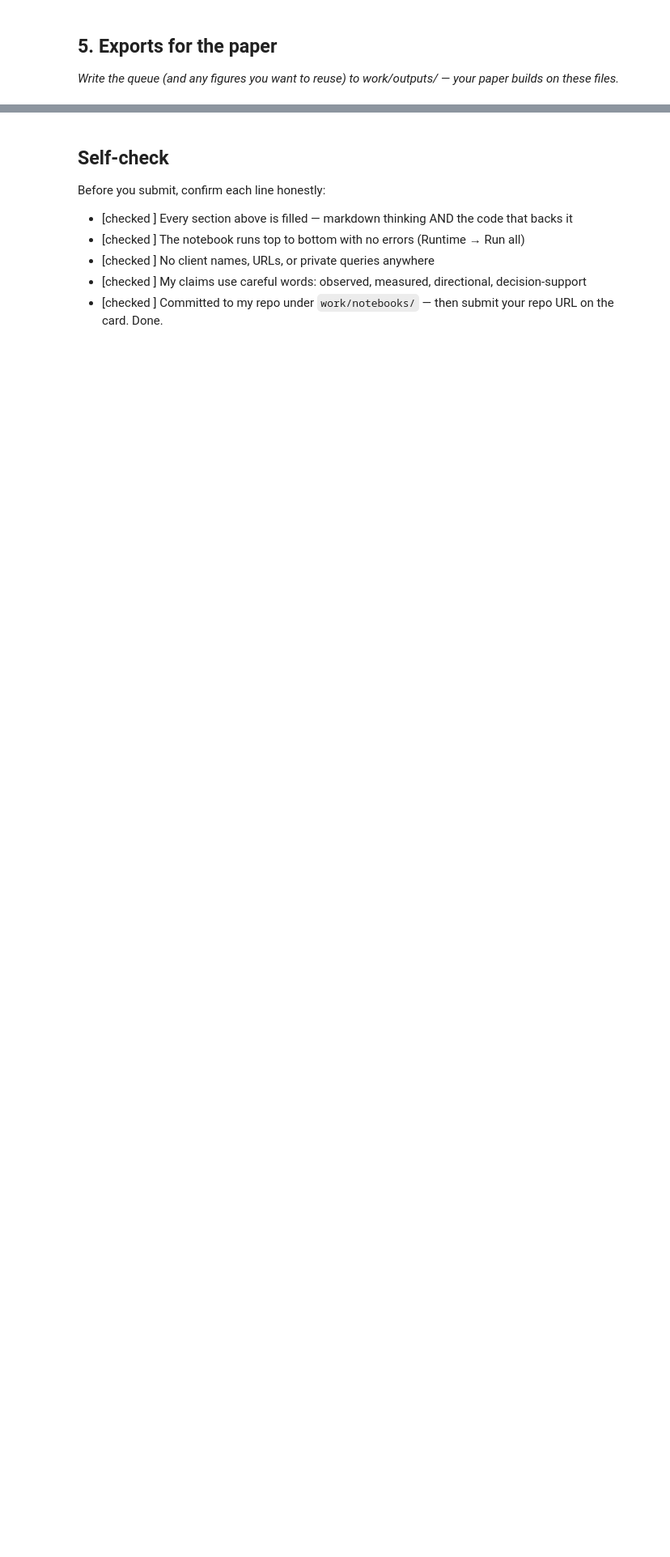
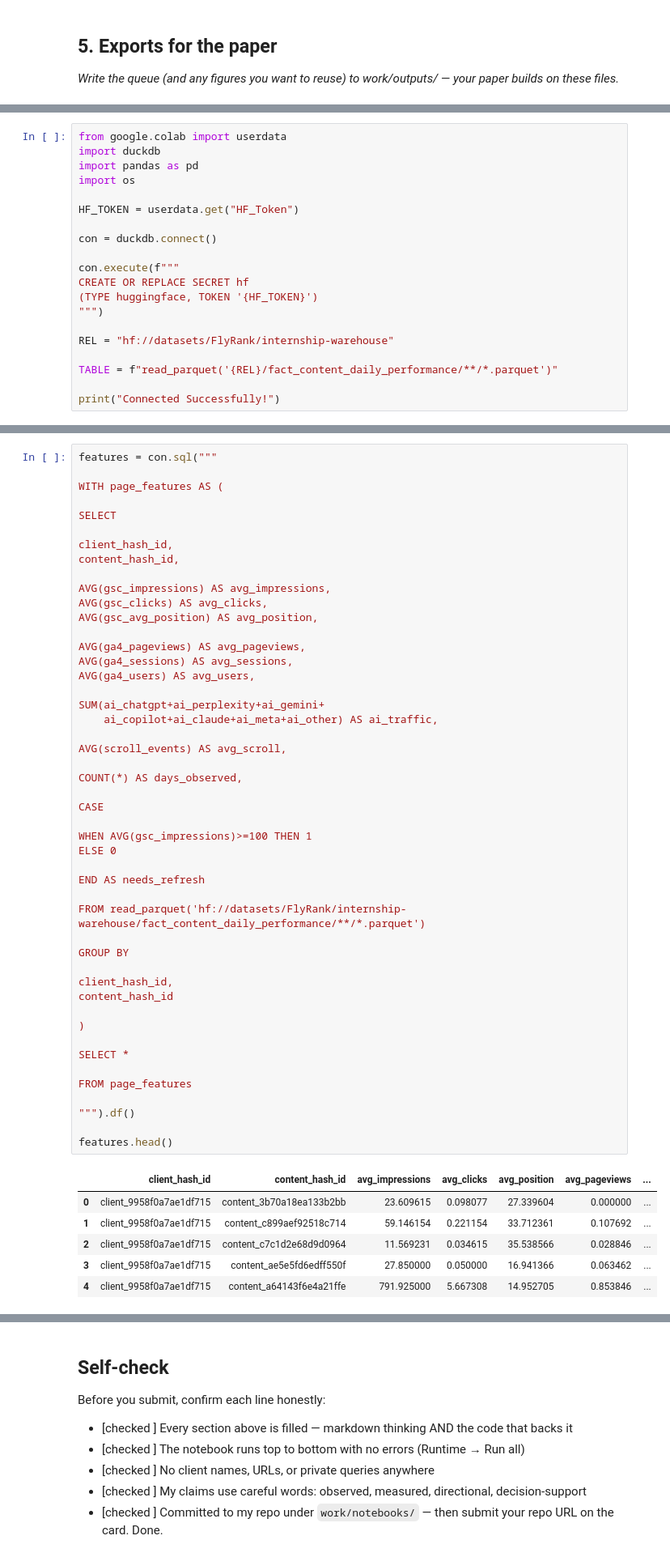
Before and after one commit to 133Haseeb/MLflyrankhaseeb, a Jupyter notebook: work/notebooks/w07_action_playbook.ipynb, the cells around one changed output, grey strips where cells are left out. Shown at 81% size. Drawn from its saved outputs; the diff is of its cells as text; blank space fills up the shorter version.

```diff
--- a/work/notebooks/w07_action_playbook.ipynb
+++ b/work/notebooks/w07_action_playbook.ipynb
@@ -202,0 +119,20 @@ Action Playbook exported successfully!
+# %%
+from google.colab import userdata
+import duckdb
+import pandas as pd
+import os
+
+HF_TOKEN = userdata.get("HF_Token")
+
+con = duckdb.connect()
+
+con.execute(f"""
+CREATE OR REPLACE SECRET hf
+(TYPE huggingface, TOKEN '{HF_TOKEN}')
+""")
+
+REL = "hf://datasets/FlyRank/internship-warehouse"
+
+TABLE = f"read_parquet('{REL}/fact_content_daily_performance/**/*.parquet')"
+
+print("Connected Successfully!")
@@ -202,0 +141,55 @@ Action Playbook exported successfully!
+# %%
+features = con.sql("""
+
+WITH page_features AS (
+
+SELECT
+
+client_hash_id,
+content_hash_id,
+
+AVG(gsc_impressions) AS avg_impressions,
+AVG(gsc_clicks) AS avg_clicks,
+AVG(gsc_avg_position) AS avg_position,
+
+AVG(ga4_pageviews) AS avg_pageviews,
+AVG(ga4_sessions) AS avg_sessions,
+AVG(ga4_users) AS avg_users,
+
+SUM(ai_chatgpt+ai_perplexity+ai_gemini+
+    ai_copilot+ai_claude+ai_meta+ai_other) AS ai_traffic,
+
+AVG(scroll_events) AS avg_scroll,
+
+COUNT(*) AS days_observed,
+
+CASE
+
+WHEN AVG(gsc_impressions)>=100 THEN 1
+ELSE 0
+
+END AS needs_refresh
+
+FROM read_parquet('hf://datasets/FlyRank/internship-warehouse/fact_content_daily_performance/**/*.parquet')
+
+GROUP BY
+
+client_hash_id,
+content_hash_id
+
+)
+
+SELECT *
+
+FROM page_features
+
+""").df()
+
+features.head()
+# %% [output]
+|  | client_hash_id | content_hash_id | avg_impressions | avg_clicks | avg_position | avg_pageviews | ... |
+| 0 | client_9958f0a7ae1df715 | content_3b70a18ea133b2bb | 23.609615 | 0.098077 | 27.339604 | 0.000000 | ... |
+| 1 | client_9958f0a7ae1df715 | content_c899aef92518c714 | 59.146154 | 0.221154 | 33.712361 | 0.107692 | ... |
+| 2 | client_9958f0a7ae1df715 | content_c7c1d2e68d9d0964 | 11.569231 | 0.034615 | 35.538566 | 0.028846 | ... |
+| 3 | client_9958f0a7ae1df715 | content_ae5e5fd6edff550f | 27.850000 | 0.050000 | 16.941366 | 0.063462 | ... |
+| 4 | client_9958f0a7ae1df715 | content_a64143f6e4a21ffe | 791.925000 | 5.667308 | 14.952705 | 0.853846 | ... |
```
Also changed, not shown: parts of 13 cells of this notebook.
